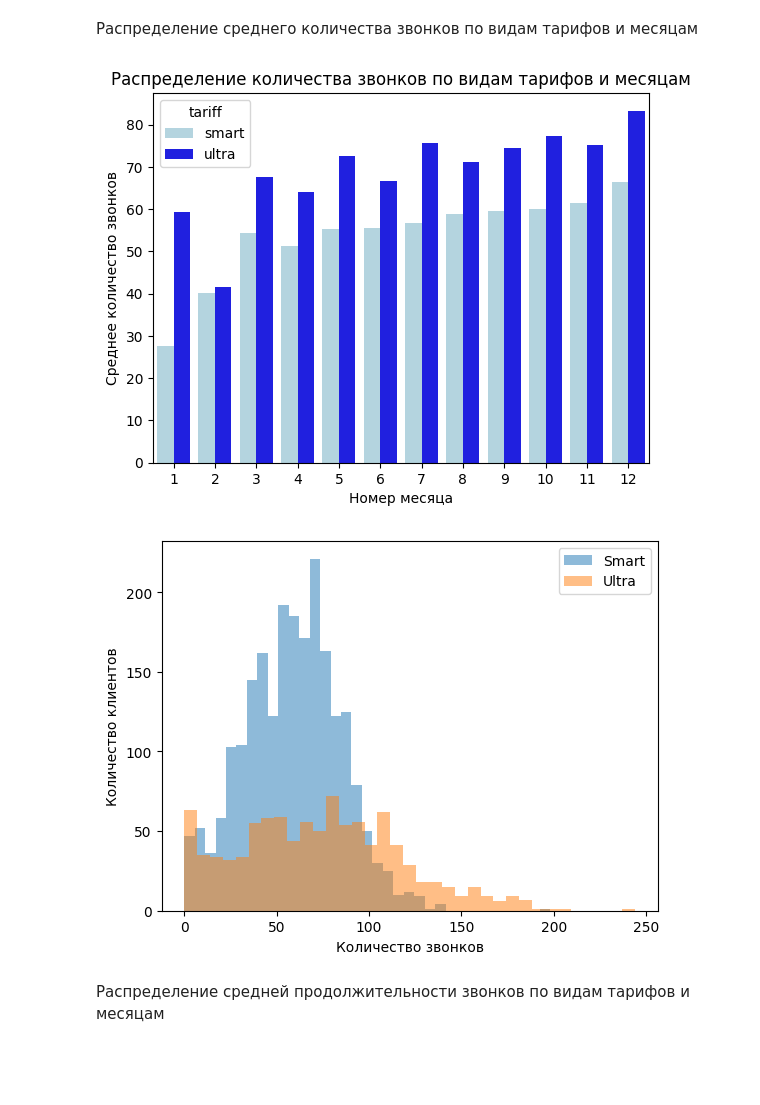
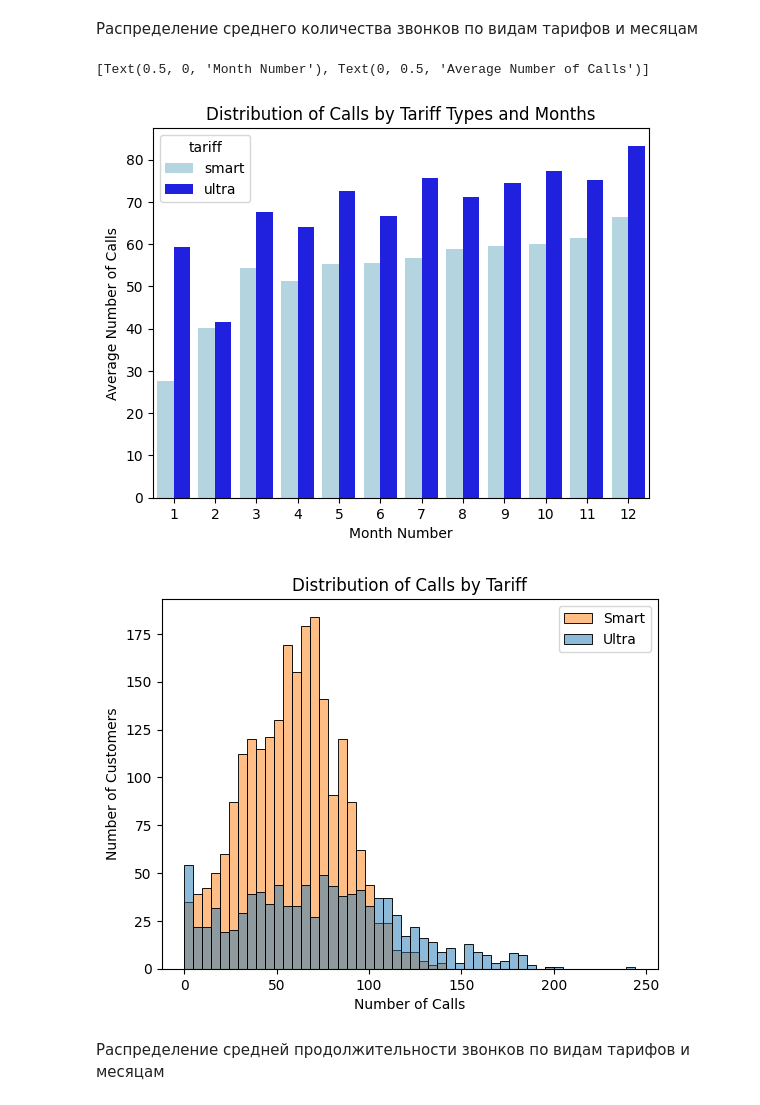
Before and after one commit to Asket-on/Data_science_projects, a Jupyter notebook: 04_tariff_telecom_analysis/tariff_telecom_analysis.ipynb, the cells around one changed output. Cells and saved outputs as stored; diff of their text form; code cells hidden in the pictures; blank space fills up the shorter version.

```diff
--- a/04_tariff_telecom_analysis/tariff_telecom_analysis.ipynb
+++ b/04_tariff_telecom_analysis/tariff_telecom_analysis.ipynb
@@ -41,7 +45,7 @@ array([[<Axes: title={'center': 'duration'}>]], dtype=object)
 # %% [markdown]
 сохраним датафрейм в переменную `sessions`.
 # %%
-sessions = pd.read_csv('internet.csv')
+sessions = pd.read_csv('/datasets/internet.csv')
 # %%
 sessions.head()
 # %% [output]
@@ -72,7 +76,7 @@ sessions.hist('mb_used', bins=50, figsize=(15,4))
 array([[<Axes: title={'center': 'mb_used'}>]], dtype=object)
 [figure]
 # %%
-messages = pd.read_csv('/messages.csv')
+messages = pd.read_csv('/datasets//messages.csv')
 # %%
 messages.head()
 # %% [output]
@@ -96,7 +100,7 @@ Data columns (total 3 columns):
 dtypes: int64(1), object(2)
 memory usage: 2.8+ MB
 # %%
-tariffs = pd.read_csv('/tariffs.csv')
+tariffs = pd.read_csv('/datasets//tariffs.csv')
 # %%
 tariffs
 # %% [output]
@@ -122,7 +126,7 @@ Data columns (total 8 columns):
 dtypes: int64(7), object(1)
 memory usage: 256.0+ bytes
 # %%
-users = pd.read_csv('/users.csv')
+users = pd.read_csv('/datasets//users.csv')
 # %%
 users.head()
 # %% [output]
@@ -411,28 +410,29 @@ stats_df.head(10)
 # %% [markdown]
 Распределение среднего количества звонков по видам тарифов и месяцам
 # %%
-import seaborn as sns
+ax = sns.barplot(x='month',
+                 y='calls_mean',
+                 hue='tariff',
+                 data=stats_df,
+                 palette=['lightblue', 'blue'])
 
-ax = sns.barplot(x='month',
-            y='calls_mean',
-            hue="tariff",
-            data=stats_df,
-            palette=['lightblue', 'blue'])
 
-ax.set_title('Распределение количества звонков по видам тарифов и месяцам')
-ax.set(xlabel='Номер месяца', ylabel='Среднее количество звонков');
+ax.set_title('Distribution of Calls by Tariff Types and Months')
+ax.set(xlabel='Month Number', ylabel='Average Number of Calls')
 # %% [output]
+[Text(0.5, 0, 'Month Number'), Text(0, 0.5, 'Average Number of Calls')]
-[figure, old version]
+[figure, new version]
 # %%
-import matplotlib.pyplot as plt
+sns.histplot(data=user_behavior, x='calls', hue='tariff', bins=50, alpha=0.5)
 
-user_behavior.groupby('tariff')['calls'].plot(kind='hist', bins=35, alpha=0.5)
 plt.legend(['Smart', 'Ultra'])
-plt.xlabel('Количество звонков')
-plt.ylabel('Количество клиентов')
+plt.xlabel('Number of Calls')
+plt.ylabel('Number of Customers')
+plt.title('Distribution of Calls by Tariff')
+
 plt.show()
 # %% [output]
-[figure, old version]
+[figure, new version]
 # %% [markdown]
 Распределение средней продолжительности звонков по видам тарифов и месяцам
 # %%
```
Also changed, not shown: parts of 31 cells of this notebook, 1 other file.
